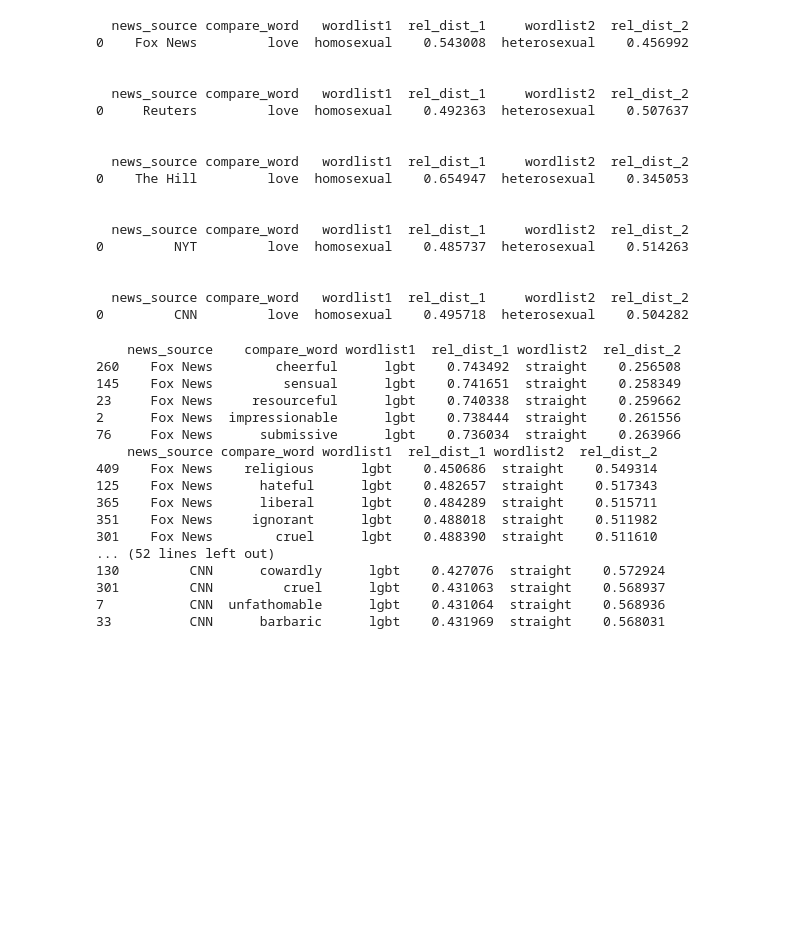
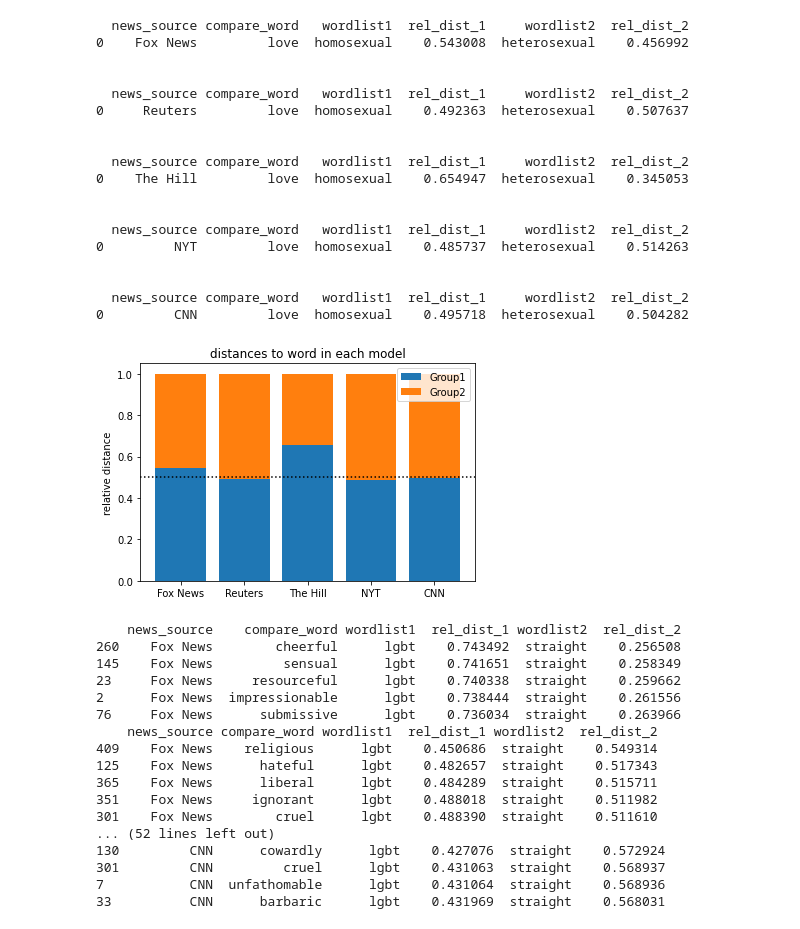
Before and after one commit to abbynewcomb/word_embeddings, a Jupyter notebook: analysis.ipynb, the cells around one changed output. Cells and saved outputs as stored; diff of their text form; code cells hidden in the pictures; blank space fills up the shorter version.

Commit message:
added code for graph

```diff
--- a/analysis.ipynb
+++ b/analysis.ipynb
@@ -249,15 +250,19 @@ def find_rel_dists_one_word(news_source, model, wordlist_name1, wordlist1, wordl
 
     print(rels)
     print("\n")
+    return rels
 
 def find_rel_dists_one_word_each_model(wordlist_name1, wordlist1, wordlist_name2, wordlist2, compare_wordlist):
-    find_rel_dists_one_word("Fox News", model_fox, wordlist_name1, wordlist1, wordlist_name2, wordlist2, compare_wordlist)
-    find_rel_dists_one_word("Reuters", model_reuters, wordlist_name1, wordlist1, wordlist_name2, wordlist2, compare_wordlist)
-    find_rel_dists_one_word("The Hill", model_the_hill, wordlist_name1, wordlist1, wordlist_name2, wordlist2, compare_wordlist)
-    find_rel_dists_one_word("NYT", model_nyt, wordlist_name1, wordlist1, wordlist_name2, wordlist2, compare_wordlist)
-    find_rel_dists_one_word("CNN", model_cnn, wordlist_name1, wordlist1, wordlist_name2, wordlist2, compare_wordlist)
+    dists = []
+    dists.append( find_rel_dists_one_word("Fox News", model_fox, wordlist_name1, wordlist1, wordlist_name2, wordlist2, compare_wordlist))
+    dists.append( find_rel_dists_one_word("Reuters", model_reuters, wordlist_name1, wordlist1, wordlist_name2, wordlist2, compare_wordlist))
+    dists.append( find_rel_dists_one_word("The Hill", model_the_hill, wordlist_name1, wordlist1, wordlist_name2, wordlist2, compare_wordlist))
+    dists.append( find_rel_dists_one_word("NYT", model_nyt, wordlist_name1, wordlist1, wordlist_name2, wordlist2, compare_wordlist))
+    dists.append( find_rel_dists_one_word("CNN", model_cnn, wordlist_name1, wordlist1, wordlist_name2, wordlist2, compare_wordlist))
+    result = pd.concat(dists).reset_index(drop=True)
+    return result
 # %%
-find_rel_dists_one_word_each_model('homosexual', ['homosexual'], 'heterosexual', ['heterosexual'], ['love'])
+plot_df = find_rel_dists_one_word_each_model('homosexual', ['homosexual'], 'heterosexual', ['heterosexual'], ['love'])
 # %% [output]
   news_source compare_word   wordlist1  rel_dist_1     wordlist2  rel_dist_2
 0    Fox News         love  homosexual    0.543008  heterosexual    0.456992
@@ -277,6 +282,24 @@ find_rel_dists_one_word_each_model('homosexual', ['homosexual'], 'heterosexual',
 
   news_source compare_word   wordlist1  rel_dist_1     wordlist2  rel_dist_2
 0         CNN         love  homosexual    0.495718  heterosexual    0.504282
+# %%
+labels = plot_df['news_source']
+group1_dist = plot_df['rel_dist_1']
+group2_dist = plot_df['rel_dist_2']
+
+fig, ax = plt.subplots()
+
+ax.bar(labels, group1_dist, label="Group1")
+ax.bar(labels, group2_dist, label="Group2", bottom = group1_dist)
+
+ax.set_ylabel("relative distance")
+ax.set_title("distances to word in each model")
+ax.legend()
+
+plt.axhline(y=.5, color='black', linestyle=":")
+plt.show()
+# %% [output]
+[figure, added]
 # %%
 find_rel_dists_compare_each_model('lgbt', ['homosexual'], 'straight', ['heterosexual'], adjectives)
 # %% [output]
```
Also changed, not shown: parts of 1 cell of this notebook.
